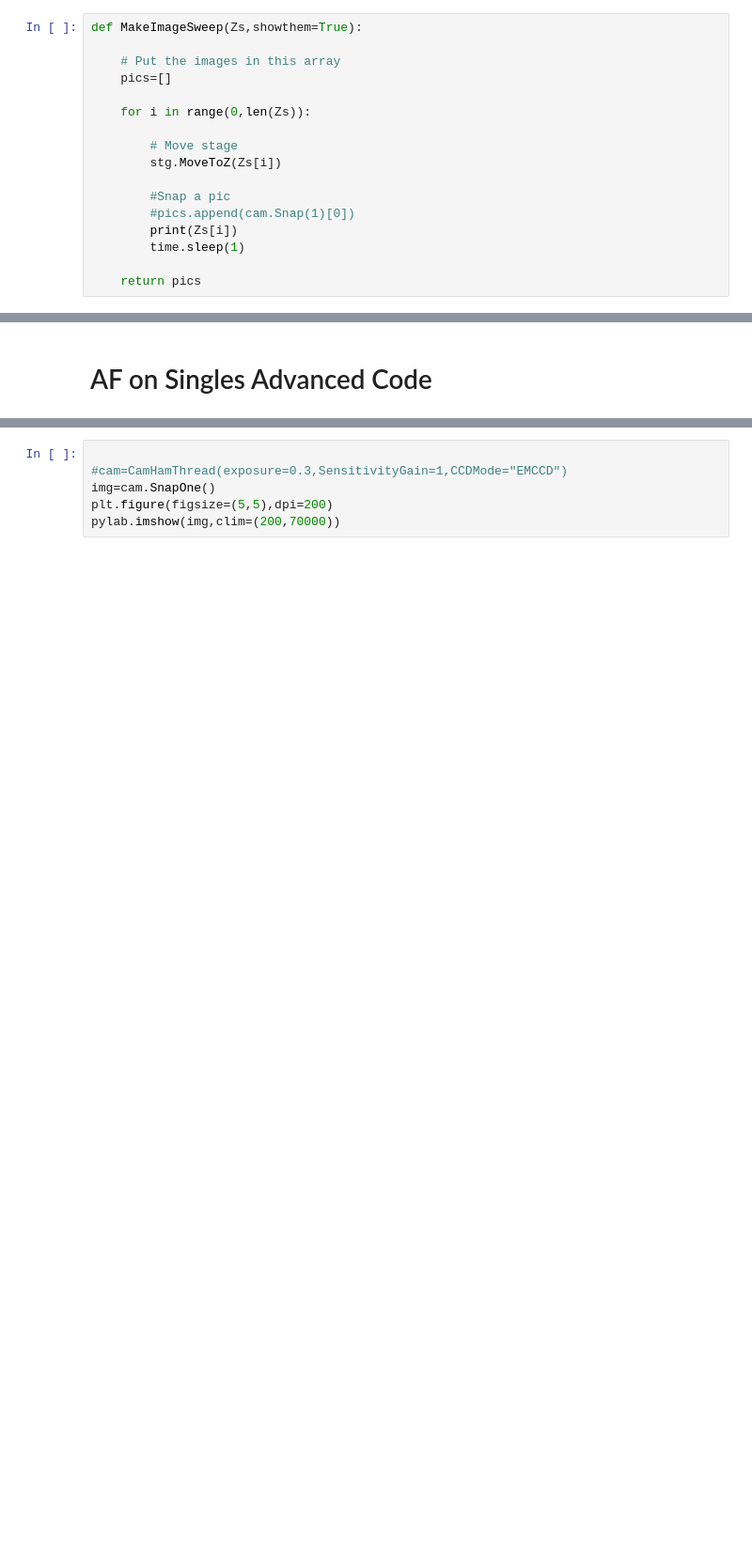
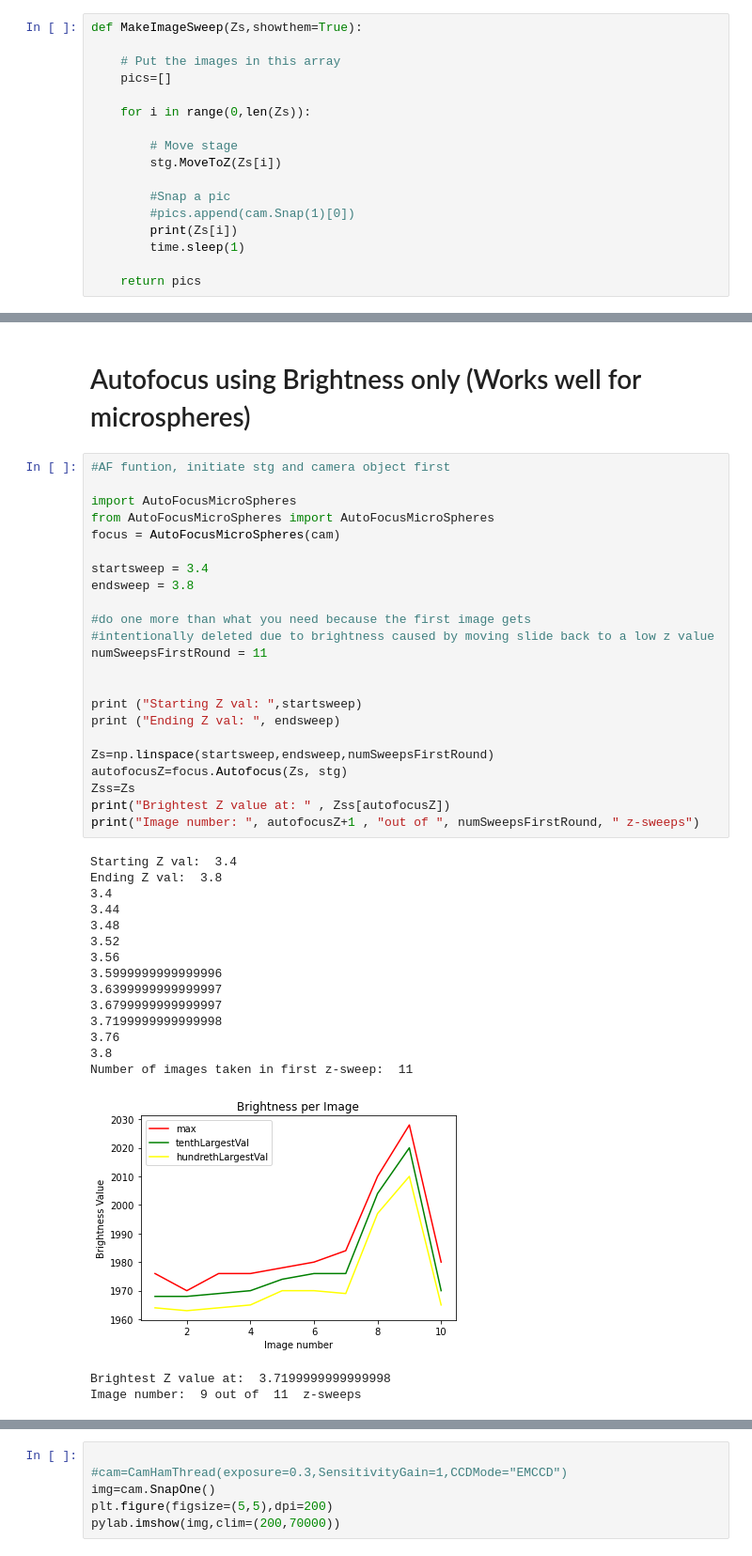
Before and after one commit to UTA-REST/MicroscopeControlSuite, a Jupyter notebook: ExampleHamAndStage.ipynb, the cells around one changed output, grey strips where cells are left out. Shown at 94% size. Drawn from its saved outputs; the diff is of its cells as text; blank space fills up the shorter version.

Commit message:
AutoFocusCode
AutoFocus code cleaned up and implemented

```diff
--- a/ExampleHamAndStage.ipynb
+++ b/ExampleHamAndStage.ipynb
@@ -502,2 +280,43 @@ def main(pics, zVals):
-# %% [markdown]
-# AF on Singles Advanced Code
+# %% [markdown]
+# Autofocus using Brightness only (Works well for microspheres)
+# %%
+#AF funtion, initiate stg and camera object first
+
+import AutoFocusMicroSpheres
+from AutoFocusMicroSpheres import AutoFocusMicroSpheres
+focus = AutoFocusMicroSpheres(cam)
+
+startsweep = 3.4
+endsweep = 3.8
+
+#do one more than what you need because the first image gets
+#intentionally deleted due to brightness caused by moving slide back to a low z value
+numSweepsFirstRound = 11
+
+
+print ("Starting Z val: ",startsweep)
+print ("Ending Z val: ", endsweep)
+
+Zs=np.linspace(startsweep,endsweep,numSweepsFirstRound)
+autofocusZ=focus.Autofocus(Zs, stg)
+Zss=Zs
+print("Brightest Z value at: " , Zss[autofocusZ])
+print("Image number: ", autofocusZ+1 , "out of ", numSweepsFirstRound, " z-sweeps")
+# %% [output]
+Starting Z val:  3.4
+Ending Z val:  3.8
+3.4
+3.44
+3.48
+3.52
+3.56
+3.5999999999999996
+3.6399999999999997
+3.6799999999999997
+3.7199999999999998
+3.76
+3.8
+Number of images taken in first z-sweep:  11
+[figure, added]
+Brightest Z value at:  3.7199999999999998
+Image number:  9 out of  11  z-sweeps
```
Also changed, not shown: parts of 16 cells of this notebook, 5 other files.
